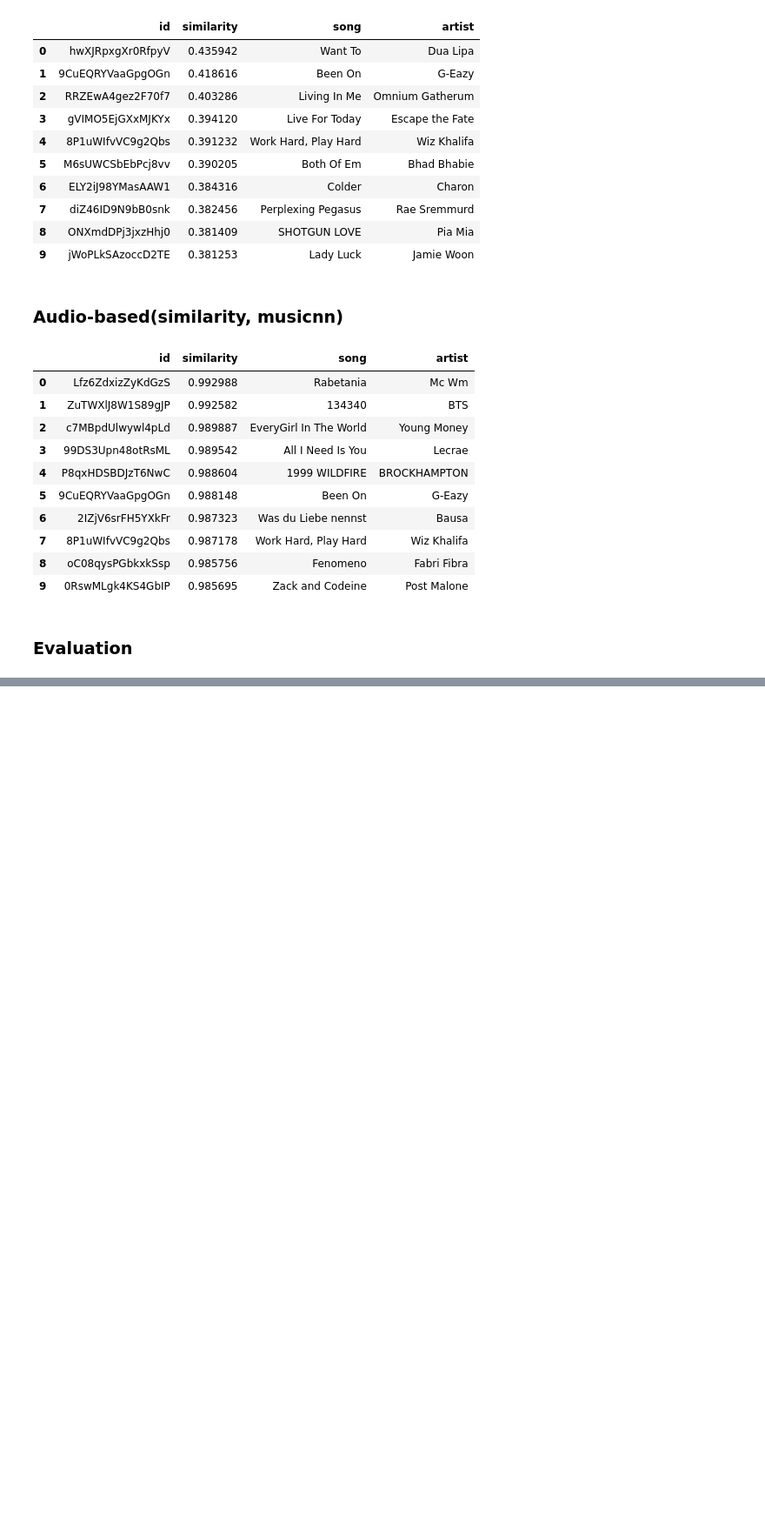
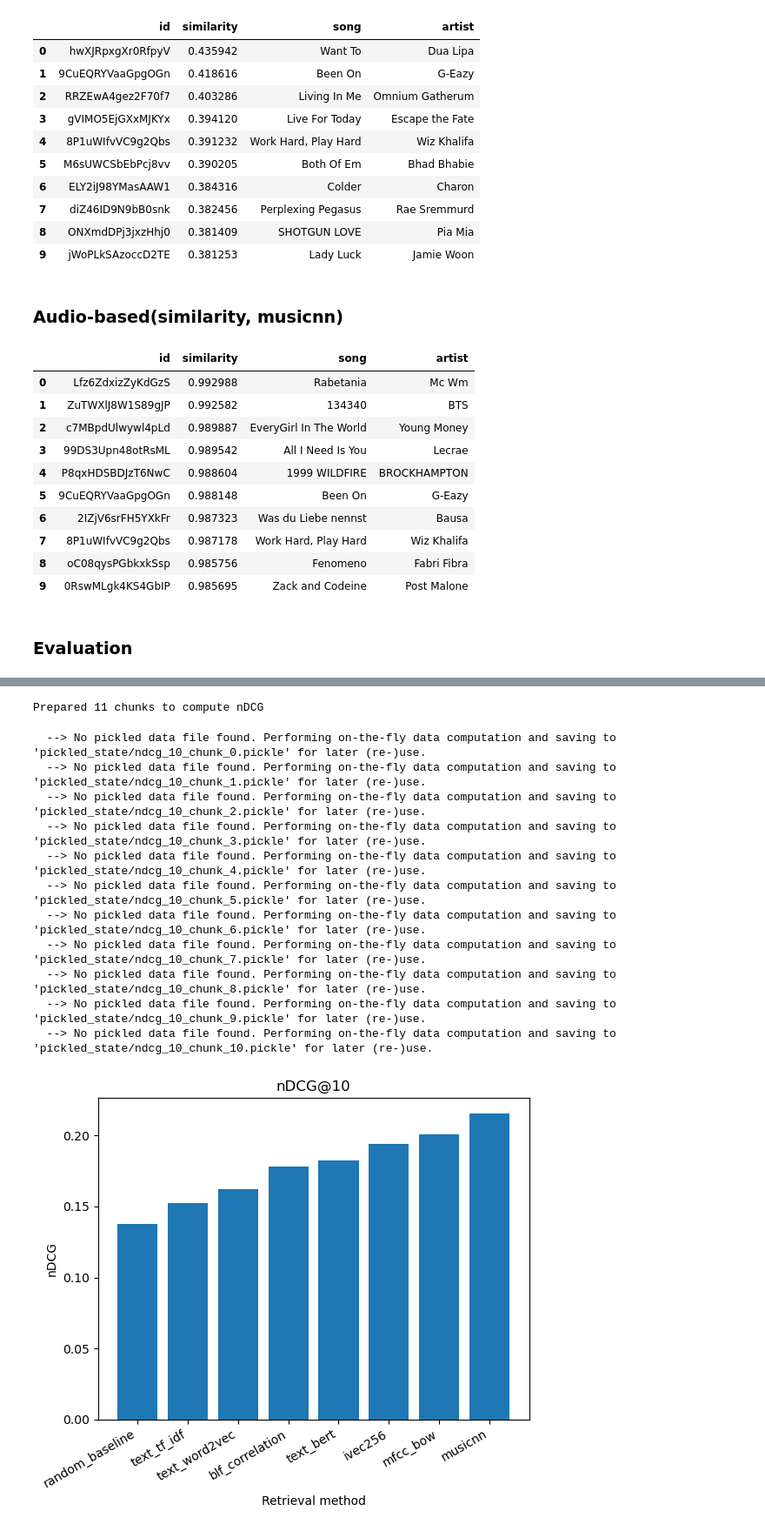
Before and after one commit to haraleib/MMSR_GroupB_WS23, a Jupyter notebook: Task 2_Group B.ipynb, the cells around one changed output, grey strips where cells are left out. Shown: that part at 87% size. Cells and saved outputs as stored; diff of their text form; code cells hidden in the pictures; blank space fills up the shorter version.

```diff
--- a/Task 2_Group B.ipynb
+++ b/Task 2_Group B.ipynb
@@ -151,6 +98,0 @@ Calculating precision and recall for musicnn
-# %%
-from ndcg import Ndcg
-
-ndcg = Ndcg(10, g)
-
-ndcg.plot()
@@ -169,0 +99,3 @@ Processing chunk 11/11
+# %%
+from genres import Genres
+genres = Genres()
@@ -169,0 +129,19 @@ Processing chunk 11/11
+# %%
+from ndcg import Ndcg
+
+ndcg = Ndcg(genres)
+ndcg.plot()
+# %% [output]
+Prepared 11 chunks to compute nDCG
+  --> No pickled data file found. Performing on-the-fly data computation and saving to 'pickled_state/ndcg_10_chunk_0.pickle' for later (re-)use.
+  --> No pickled data file found. Performing on-the-fly data computation and saving to 'pickled_state/ndcg_10_chunk_1.pickle' for later (re-)use.
+  --> No pickled data file found. Performing on-the-fly data computation and saving to 'pickled_state/ndcg_10_chunk_2.pickle' for later (re-)use.
+  --> No pickled data file found. Performing on-the-fly data computation and saving to 'pickled_state/ndcg_10_chunk_3.pickle' for later (re-)use.
+  --> No pickled data file found. Performing on-the-fly data computation and saving to 'pickled_state/ndcg_10_chunk_4.pickle' for later (re-)use.
+  --> No pickled data file found. Performing on-the-fly data computation and saving to 'pickled_state/ndcg_10_chunk_5.pickle' for later (re-)use.
+  --> No pickled data file found. Performing on-the-fly data computation and saving to 'pickled_state/ndcg_10_chunk_6.pickle' for later (re-)use.
+  --> No pickled data file found. Performing on-the-fly data computation and saving to 'pickled_state/ndcg_10_chunk_7.pickle' for later (re-)use.
+  --> No pickled data file found. Performing on-the-fly data computation and saving to 'pickled_state/ndcg_10_chunk_8.pickle' for later (re-)use.
+  --> No pickled data file found. Performing on-the-fly data computation and saving to 'pickled_state/ndcg_10_chunk_9.pickle' for later (re-)use.
+  --> No pickled data file found. Performing on-the-fly data computation and saving to 'pickled_state/ndcg_10_chunk_10.pickle' for later (re-)use.
+[figure, added]
```
Also changed, not shown: parts of 13 cells of this notebook, 8 other files.
